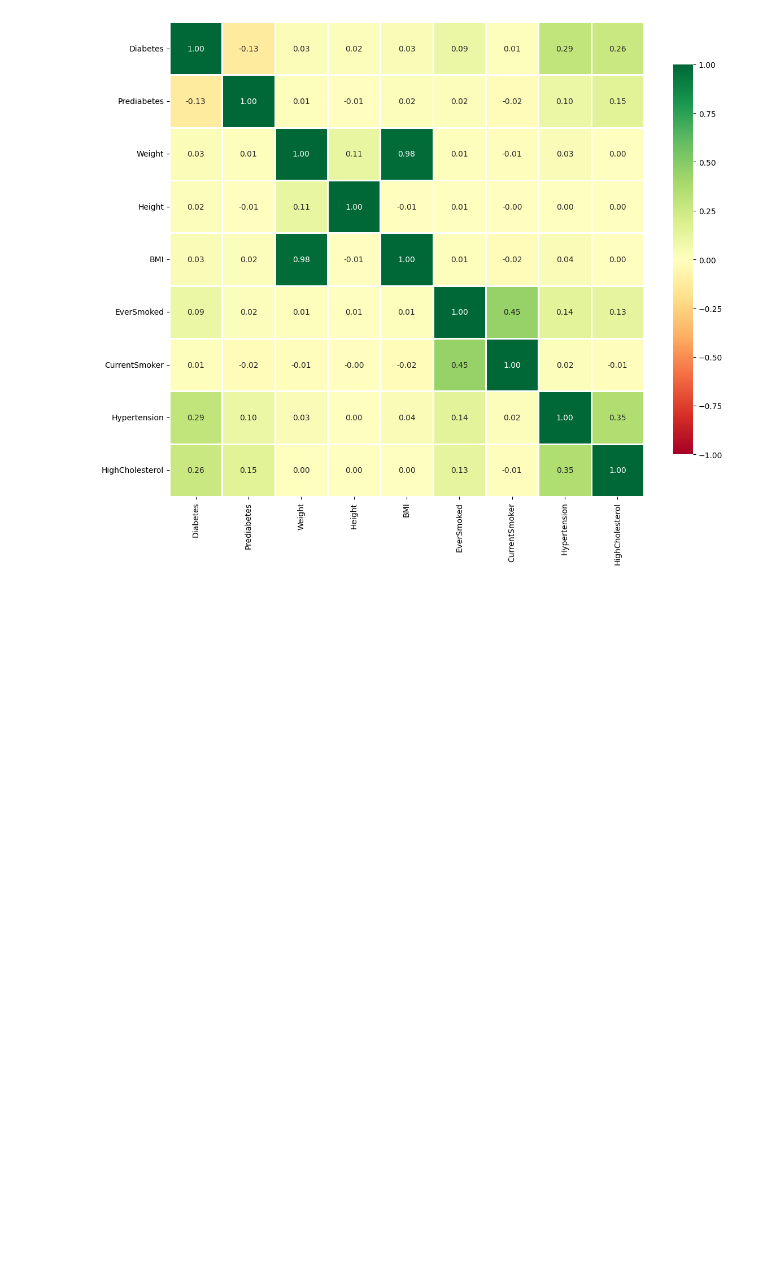
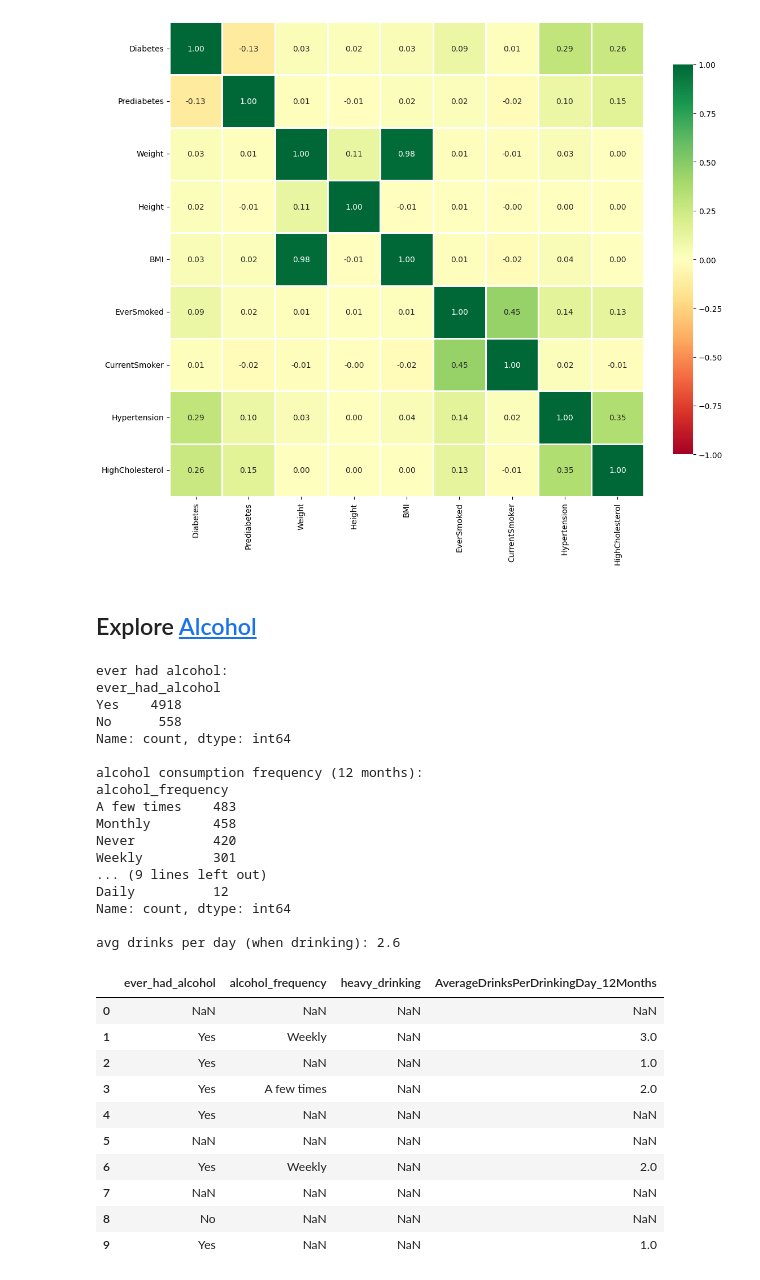
Before and after one commit to Yajeshchandra/Societal-challenges-datathon, a Jupyter notebook: main.ipynb, the cells around one changed output. Saved outputs shown, nothing was run; the diff lists cells and outputs as text; code cells hidden in the pictures; blank space fills up the shorter version.

```diff
--- a/main.ipynb
+++ b/main.ipynb
@@ -688,3 +597,55 @@ CurrentSmoker      0.448681       1.000000      0.018425        -0.009529
 Hypertension       0.141001       0.018425      1.000000         0.354012
 HighCholesterol    0.125655      -0.009529      0.354012         1.000000
 [figure]
+# %% [markdown]
+## Explore [Alcohol]()
+# %%
+alcohol = pd.read_csv(f'{csv_dir}/alcohol_use.csv')
+
+# Map alcohol columns to readable categories
+alcohol['ever_had_alcohol'] = alcohol['EverHad_Alcohol'].map({1: 'Yes', 2: 'No', 7: np.nan, 9: np.nan})
+alcohol['alcohol_frequency'] = alcohol['AlcoholConsumptionFrequency_12Months'].map({
+    1: 'Daily', 2: 'Weekly', 3: 'Monthly', 4: 'A few times', 5: 'Never', 7: np.nan, 9: np.nan
+})
+alcohol['heavy_drinking'] = alcohol['HeavyDrinkingWithinTwoHoursFrequency_12Months'].map({
+    1: 'Daily', 2: 'Weekly', 3: 'Monthly', 4: 'A few times', 5: 'Never', 7: np.nan, 9: np.nan
+})
+
+print("ever had alcohol:")
+print(alcohol['ever_had_alcohol'].value_counts())
+print("\nalcohol consumption frequency (12 months):")
+print(alcohol['alcohol_frequency'].value_counts())
+print("\nheavy drinking frequency (12 months):")
+print(alcohol['heavy_drinking'].value_counts())
+print(f"\navg drinks per day (when drinking): {alcohol['AverageDrinksPerDrinkingDay_12Months'][alcohol['AverageDrinksPerDrinkingDay_12Months']<99].mean():.1f}")
+
+alcohol[['ever_had_alcohol', 'alcohol_frequency', 'heavy_drinking', 'AverageDrinksPerDrinkingDay_12Months']].head(10)
+# %% [output]
+ever had alcohol:
+ever_had_alcohol
+Yes    4918
+No      558
+Name: count, dtype: int64
+
+alcohol consumption frequency (12 months):
+alcohol_frequency
+A few times    483
+Monthly        458
+Never          420
+Weekly         301
+... (9 lines left out)
+Daily          12
+Name: count, dtype: int64
+
+avg drinks per day (when drinking): 2.6
+|  | ever_had_alcohol | alcohol_frequency | heavy_drinking | AverageDrinksPerDrinkingDay_12Months |
+| 0 | NaN | NaN | NaN | NaN |
+| 1 | Yes | Weekly | NaN | 3.0 |
+| 2 | Yes | NaN | NaN | 1.0 |
+| 3 | Yes | A few times | NaN | 2.0 |
+| 4 | Yes | NaN | NaN | NaN |
+| 5 | NaN | NaN | NaN | NaN |
+| 6 | Yes | Weekly | NaN | 2.0 |
+| 7 | NaN | NaN | NaN | NaN |
+| 8 | No | NaN | NaN | NaN |
+| 9 | Yes | NaN | NaN | 1.0 |
```
Also changed, not shown: parts of 8 cells of this notebook.
